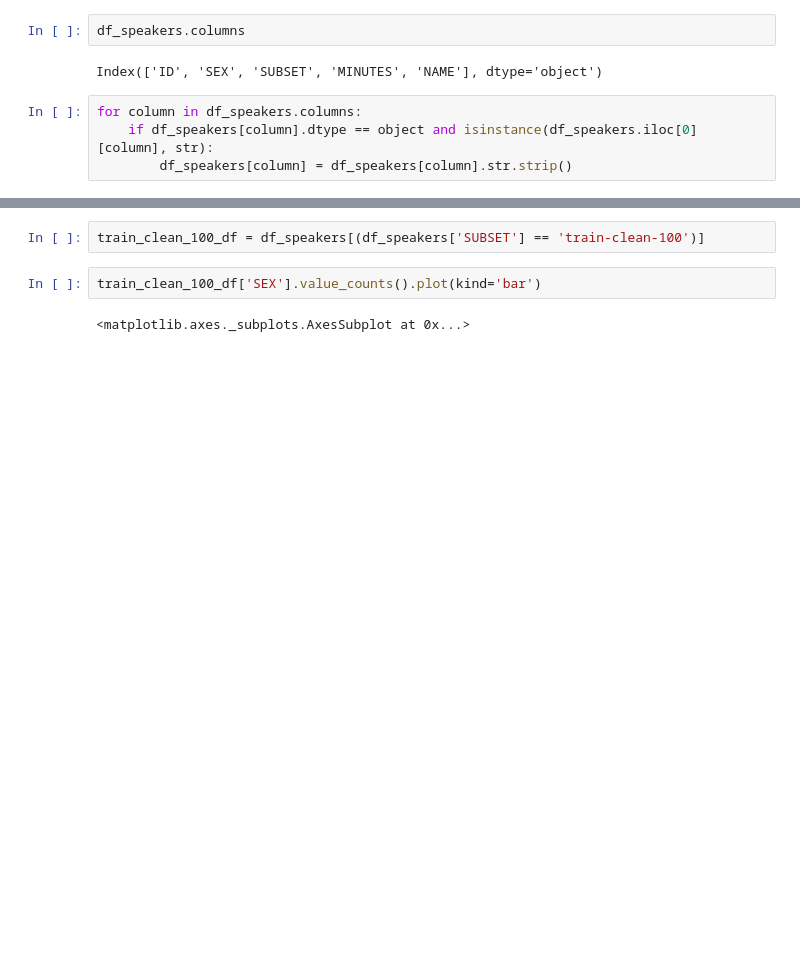
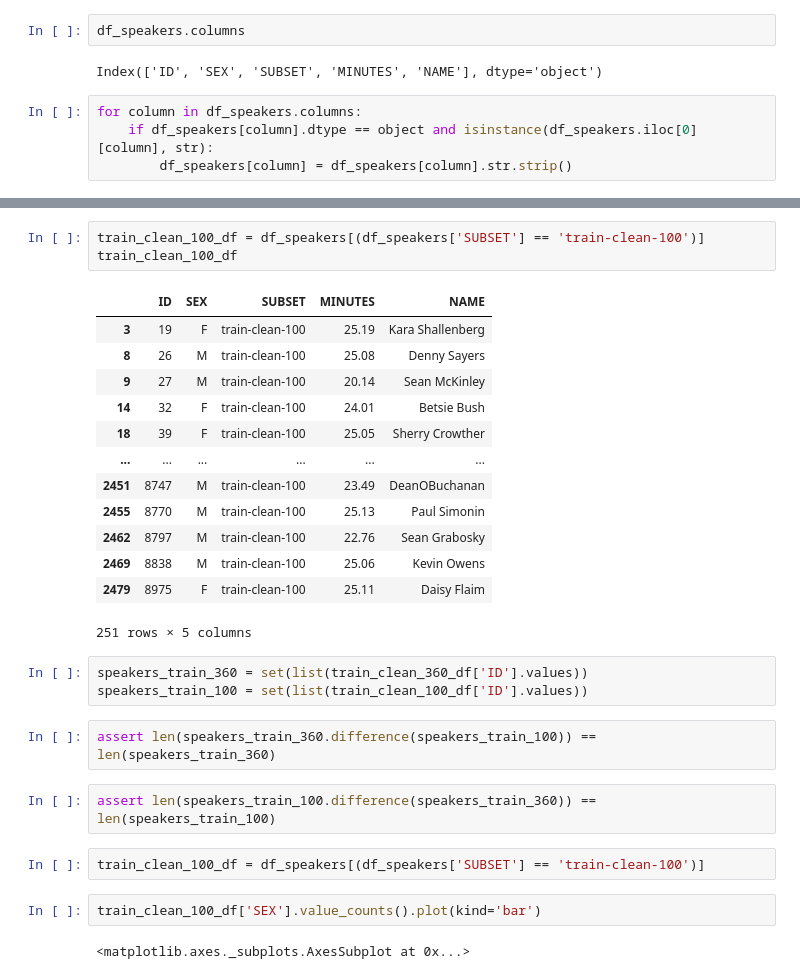
Before and after one commit to Param9498/non-invertible-audio-feature-generation, a Jupyter notebook: development/param/openl3_librispeech/data_preprocessing/new_datasets_creation.ipynb, the cells around one changed output, grey strips where cells are left out. Cells and saved outputs as stored; diff of their text form; blank space fills up the shorter version.

```diff
--- a/development/param/openl3_librispeech/data_preprocessing/new_datasets_creation.ipynb
+++ b/development/param/openl3_librispeech/data_preprocessing/new_datasets_creation.ipynb
@@ -40,3 +57,27 @@ for column in df_speakers.columns:
+# %%
+train_clean_100_df = df_speakers[(df_speakers['SUBSET'] == 'train-clean-100')]
+train_clean_100_df
+# %% [output]
+|  | ID | SEX | SUBSET | MINUTES | NAME |
+| 3 | 19 | F | train-clean-100 | 25.19 | Kara Shallenberg |
+| 8 | 26 | M | train-clean-100 | 25.08 | Denny Sayers |
+| 9 | 27 | M | train-clean-100 | 20.14 | Sean McKinley |
+| 14 | 32 | F | train-clean-100 | 24.01 | Betsie Bush |
+| 18 | 39 | F | train-clean-100 | 25.05 | Sherry Crowther |
+| ... | ... | ... | ... | ... | ... |
+| 2451 | 8747 | M | train-clean-100 | 23.49 | DeanOBuchanan |
+| 2455 | 8770 | M | train-clean-100 | 25.13 | Paul Simonin |
+| 2462 | 8797 | M | train-clean-100 | 22.76 | Sean Grabosky |
+| 2469 | 8838 | M | train-clean-100 | 25.06 | Kevin Owens |
+| 2479 | 8975 | F | train-clean-100 | 25.11 | Daisy Flaim |
+251 rows × 5 columns
+# %%
+speakers_train_360 = set(list(train_clean_360_df['ID'].values))
+speakers_train_100 = set(list(train_clean_100_df['ID'].values))
+# %%
+assert len(speakers_train_360.difference(speakers_train_100)) == len(speakers_train_360)
+# %%
+assert len(speakers_train_100.difference(speakers_train_360)) == len(speakers_train_100)
 # %%
 train_clean_100_df = df_speakers[(df_speakers['SUBSET'] == 'train-clean-100')]
 # %%
```
Also changed, not shown: parts of 2 cells of this notebook, 43 other files.
